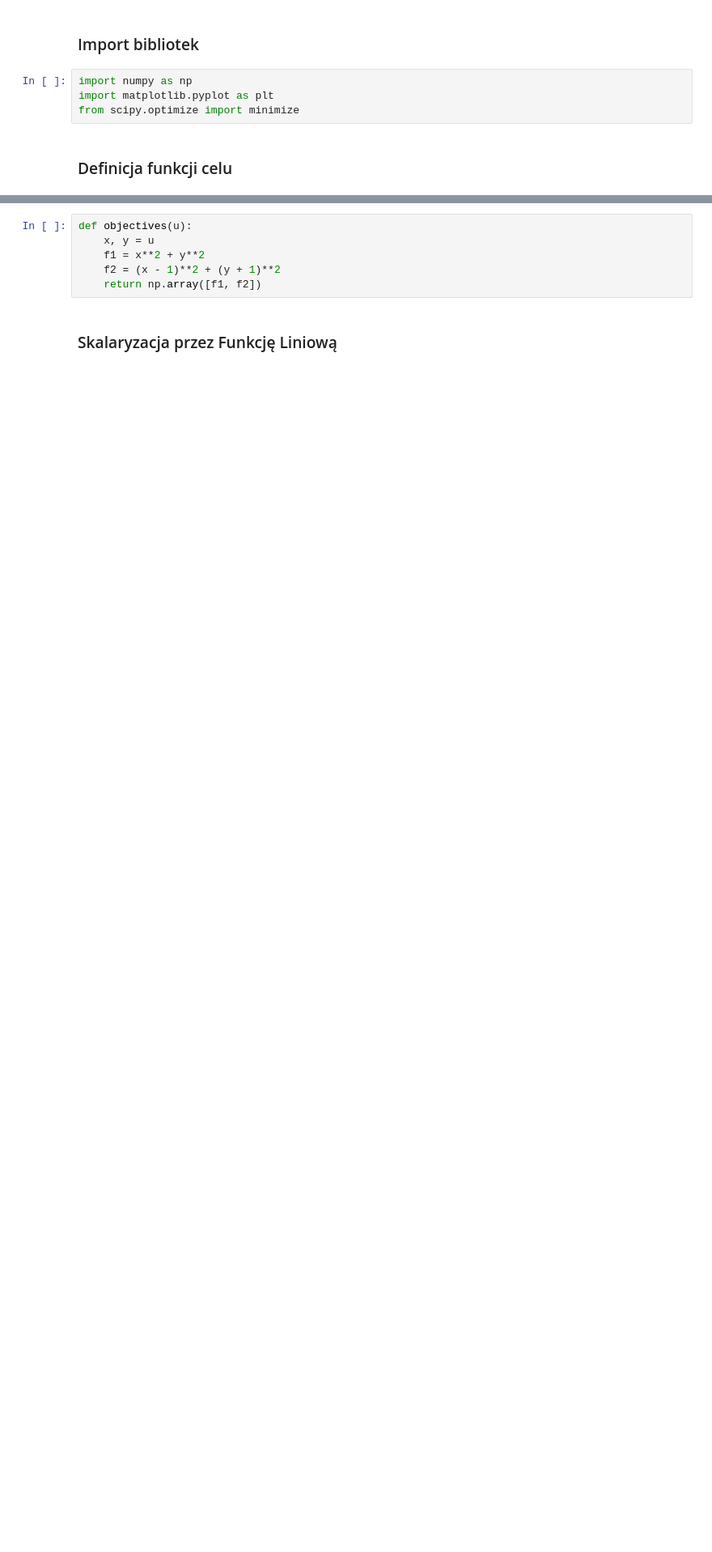
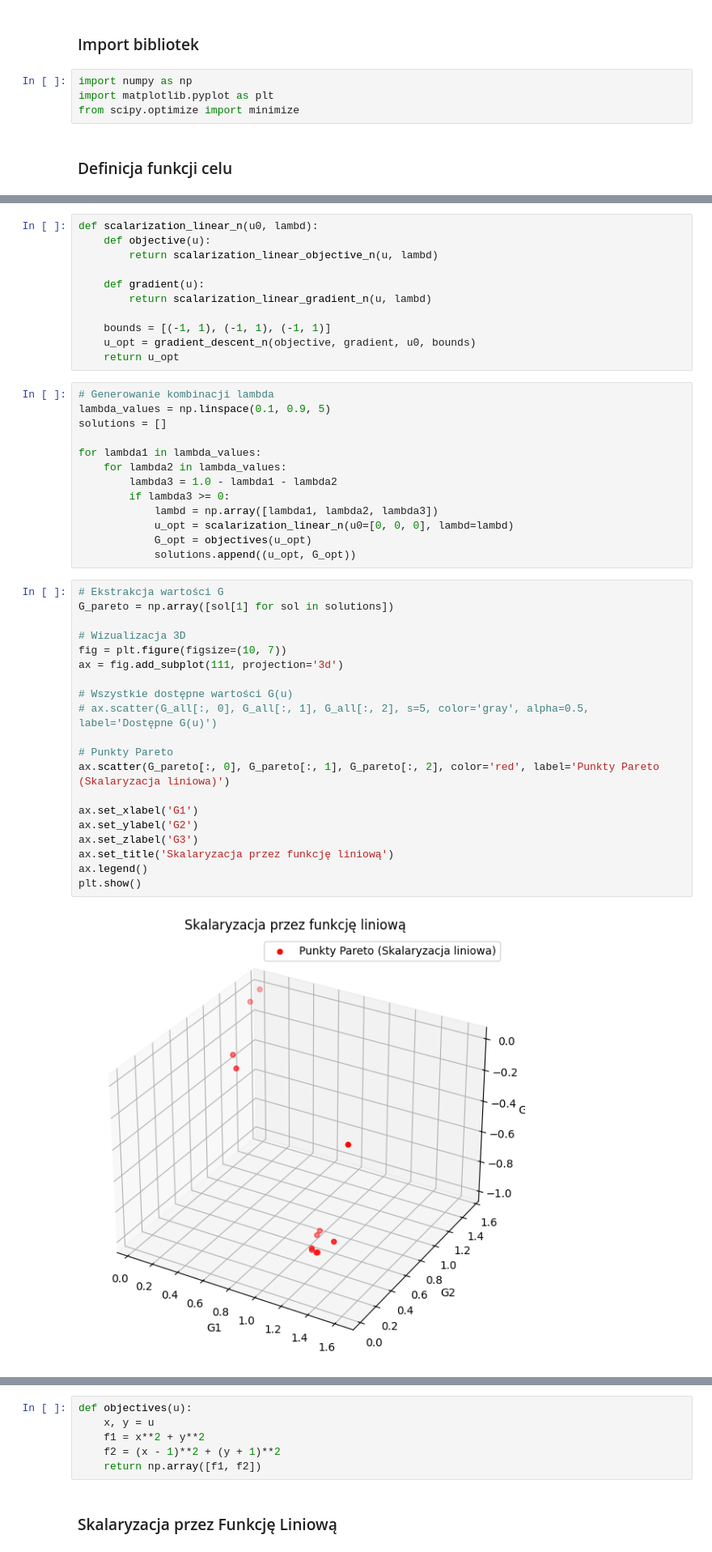
Before and after one commit to Julnowak/Optymalizacja-wielokryterialna, a Jupyter notebook: lab3/skalaryzacja.ipynb, the cells around one changed output, grey strips where cells are left out. Shown: that part at 81% size. Drawn from its saved outputs; the diff is of its cells as text; blank space fills up the shorter version.

```diff
--- a/lab3/skalaryzacja.ipynb
+++ b/lab3/skalaryzacja.ipynb
@@ -8,0 +280,46 @@ from scipy.optimize import minimize
+# %%
+def scalarization_linear_n(u0, lambd):
+    def objective(u):
+        return scalarization_linear_objective_n(u, lambd)
+
+    def gradient(u):
+        return scalarization_linear_gradient_n(u, lambd)
+
+    bounds = [(-1, 1), (-1, 1), (-1, 1)]
+    u_opt = gradient_descent_n(objective, gradient, u0, bounds)
+    return u_opt
+# %%
+# Generowanie kombinacji lambda
+lambda_values = np.linspace(0.1, 0.9, 5)
+solutions = []
+
+for lambda1 in lambda_values:
+    for lambda2 in lambda_values:
+        lambda3 = 1.0 - lambda1 - lambda2
+        if lambda3 >= 0:
+            lambd = np.array([lambda1, lambda2, lambda3])
+            u_opt = scalarization_linear_n(u0=[0, 0, 0], lambd=lambd)
+            G_opt = objectives(u_opt)
+            solutions.append((u_opt, G_opt))
+# %%
+# Ekstrakcja wartości G
+G_pareto = np.array([sol[1] for sol in solutions])
+
+# Wizualizacja 3D
+fig = plt.figure(figsize=(10, 7))
+ax = fig.add_subplot(111, projection='3d')
+
+# Wszystkie dostępne wartości G(u)
+# ax.scatter(G_all[:, 0], G_all[:, 1], G_all[:, 2], s=5, color='gray', alpha=0.5, label='Dostępne G(u)')
+
+# Punkty Pareto
+ax.scatter(G_pareto[:, 0], G_pareto[:, 1], G_pareto[:, 2], color='red', label='Punkty Pareto (Skalaryzacja liniowa)')
+
+ax.set_xlabel('G1')
+ax.set_ylabel('G2')
+ax.set_zlabel('G3')
+ax.set_title('Skalaryzacja przez funkcję liniową')
+ax.legend()
+plt.show()
+# %% [output]
+[figure, added]
```
Also changed, not shown: parts of 17 cells of this notebook.
